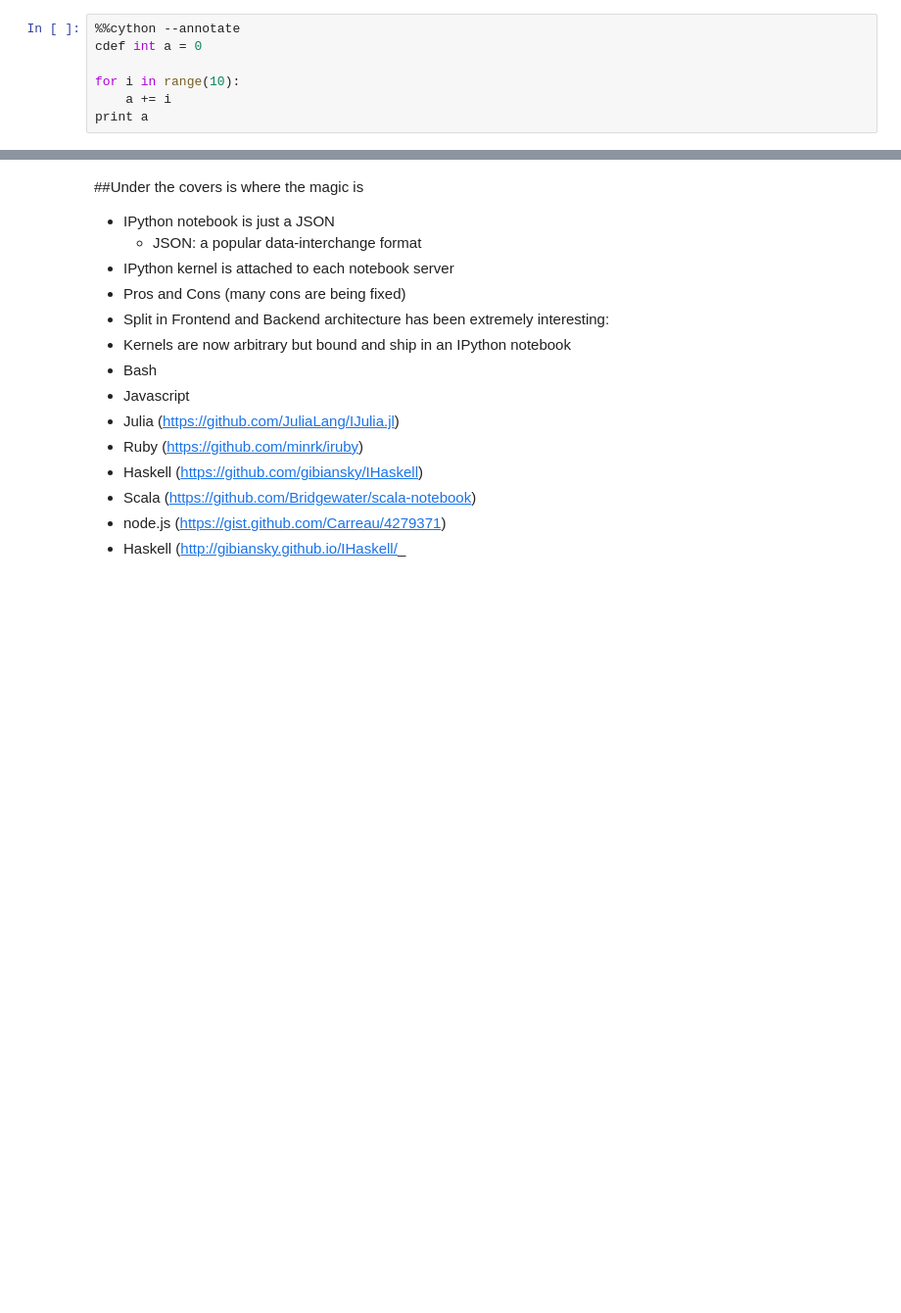
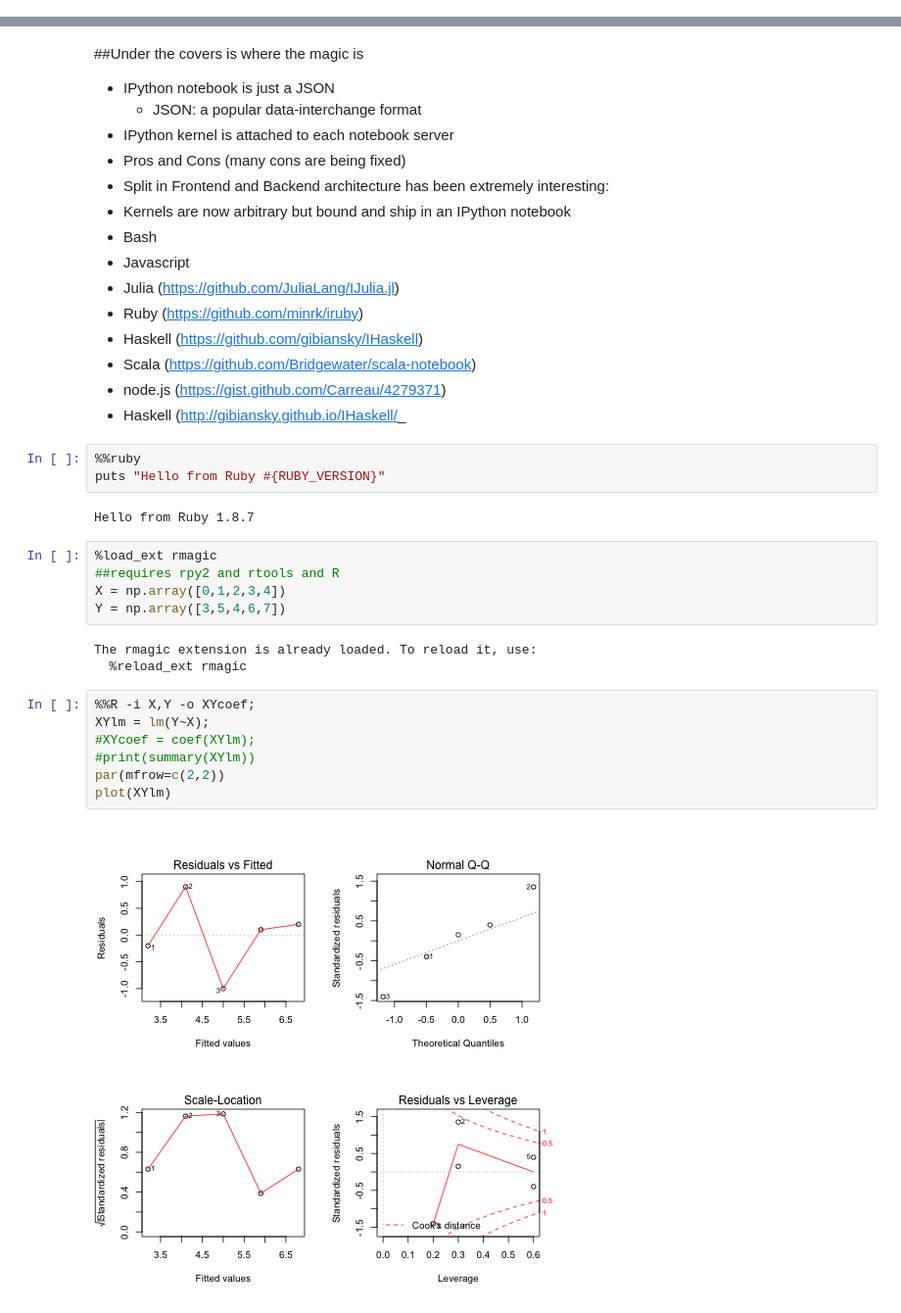
Before and after one commit to quasiben/dfwmeetup_2014, a Jupyter notebook: IPythonOverview.ipynb, the cells around one changed output, grey strips where cells are left out. Shown at 98% size. Cells and saved outputs as stored; diff of their text form; blank space fills up the shorter version.

```diff
--- a/IPythonOverview.ipynb
+++ b/IPythonOverview.ipynb
@@ -157,10 +176,3 @@ If the implementation is easy to explain, it may be a good idea.
 Namespaces are one honking great idea -- let's do more of those!
 # %%
 %load_ext cythonmagic
-# %%
-%%cython --annotate
-cdef int a = 0
-
-for i in range(10):
-    a += i
-print a
@@ -196,4 +220,26 @@ IPythonOverview.slides.html README.md                   zenofpython.py
   - Scala (https://github.com/Bridgewater/scala-notebook)
   - node.js (https://gist.github.com/Carreau/4279371)
   - Haskell (http://gibiansky.github.io/IHaskell/_
+# %%
+%%ruby
+puts "Hello from Ruby #{RUBY_VERSION}"
+# %% [output]
+Hello from Ruby 1.8.7
+# %%
+%load_ext rmagic
+##requires rpy2 and rtools and R
+X = np.array([0,1,2,3,4])
+Y = np.array([3,5,4,6,7])
+# %% [output]
+The rmagic extension is already loaded. To reload it, use:
+  %reload_ext rmagic
+# %%
+%%R -i X,Y -o XYcoef;
+XYlm = lm(Y~X);
+#XYcoef = coef(XYlm);
+#print(summary(XYlm))
+par(mfrow=c(2,2))
+plot(XYlm)
+# %% [output]
+[figure, added]
 # %%
```
Also changed, not shown: parts of 17 cells of this notebook, 2 other files.
